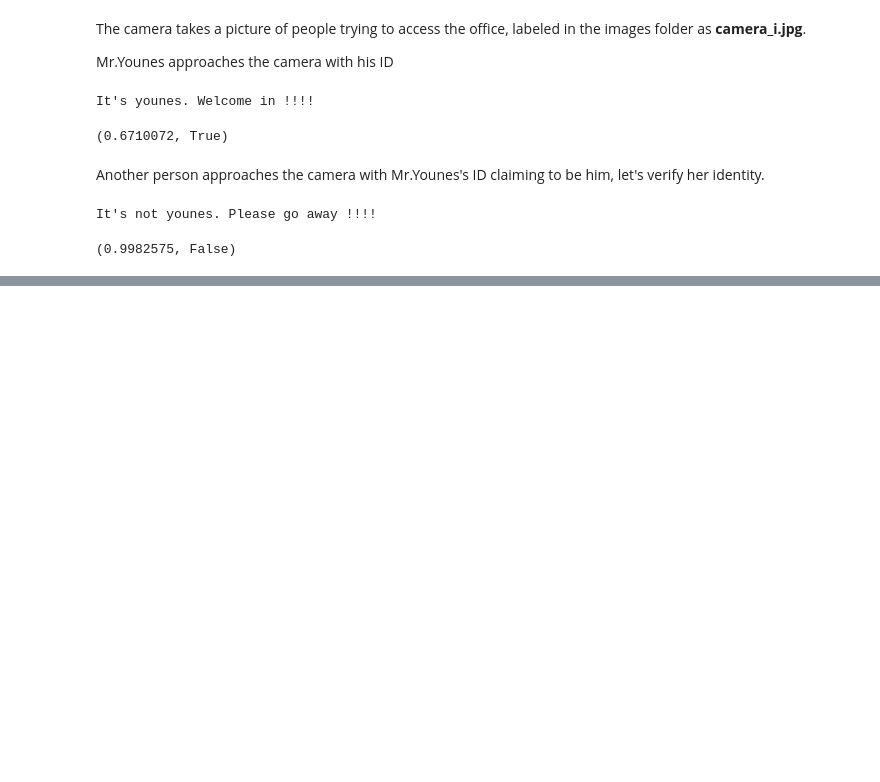
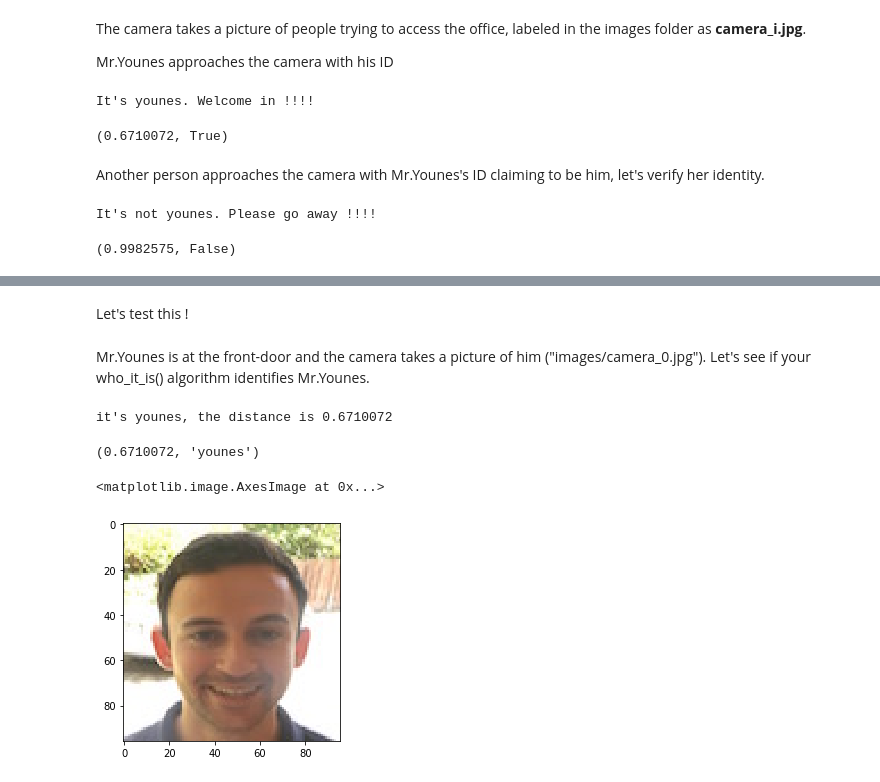
Before and after one commit to adnaneaabbar/face-recognition-for-authorized-staff, a Jupyter notebook: Face_Recognition.ipynb, the cells around one changed output, grey strips where cells are left out. Saved outputs shown, nothing was run; the diff lists cells and outputs as text; code cells hidden in the pictures; blank space fills up the shorter version.

Commit message:
face recognition

```diff
--- a/Face_Recognition.ipynb
+++ b/Face_Recognition.ipynb
@@ -163,0 +211,2 @@ It's not younes. Please go away !!!!
+# %% [markdown]
+Let's test this !
@@ -163,0 +215,13 @@ It's not younes. Please go away !!!!
+# %% [markdown]
+Mr.Younes is at the front-door and the camera takes a picture of him ("images/camera_0.jpg"). Let's see if your who_it_is() algorithm identifies Mr.Younes.
+# %%
+who_is_it("/face-recognition/images/camera_0.jpg", database, FRmodel)
+# %% [output]
+it's younes, the distance is 0.6710072
+(0.6710072, 'younes')
+# %%
+younes = imread('/face-recognition/images/camera_0.jpg')
+imshow(younes)
+# %% [output]
+<matplotlib.image.AxesImage at 0x...>
+[figure, added]
```
Also changed, not shown: parts of 14 cells of this notebook.
